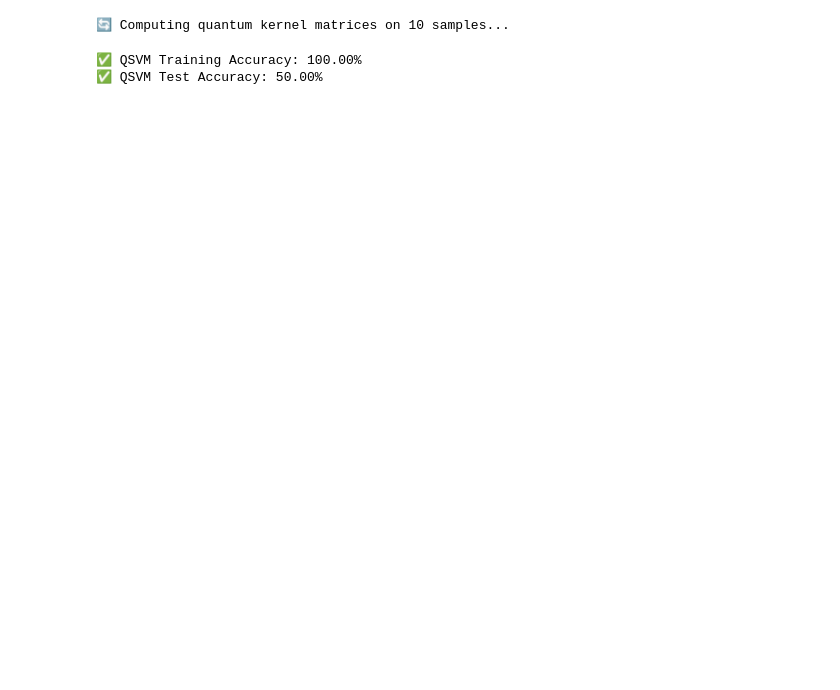
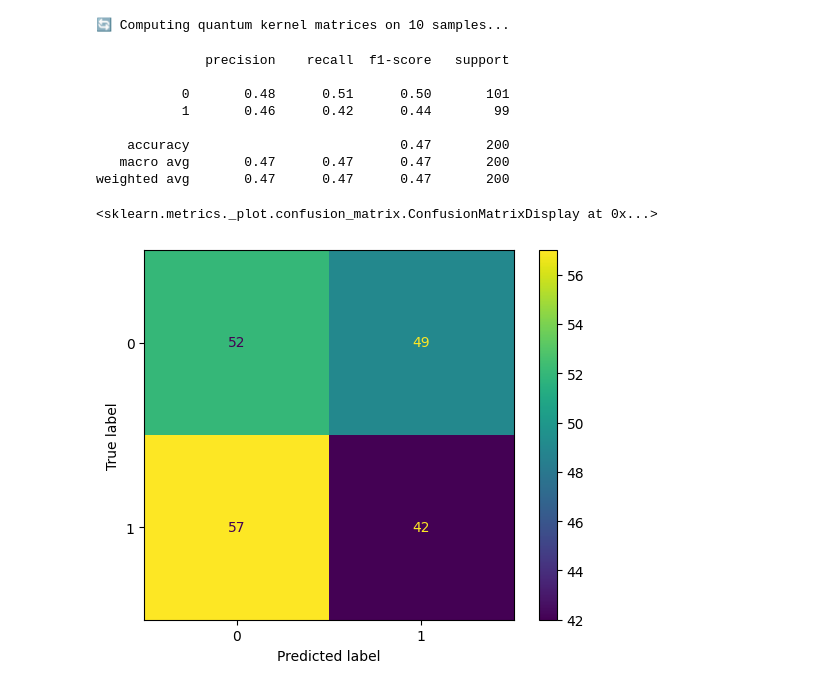
Before and after one commit to Aadrika14/malaria-mutation-predictin-qlstm, a Jupyter notebook: QSVM_mutation_prediction.ipynb, the cells around one changed output. Drawn from its saved outputs; the diff is of its cells as text; code cells hidden in the pictures; blank space fills up the shorter version.

```diff
--- a/QSVM_mutation_prediction.ipynb
+++ b/QSVM_mutation_prediction.ipynb
@@ -50,10 +50,33 @@ def kernel_circuit(x1, x2):
     feature_map(x1)
     qml.adjoint(feature_map)(x2)
     return qml.probs(wires=range(n_qubits))  # return full probability vector
+# %%
+from sklearn.preprocessing import StandardScaler
+
+# Feature scaling (important for SVM/QSVM)
+scaler = MinMaxScaler(feature_range=(-np.pi, np.pi))
+X_scaled = scaler.fit_transform(X)
+# %%
+X_train, X_test, y_train, y_test = train_test_split(
+    X_scaled, y, test_size=0.2, random_state=42, stratify=y
+)
 # %%
 import numpy as np
 from sklearn.model_selection import train_test_split
 from tqdm import tqdm  # make sure it's installed or remove tqdm for pure Python
+
+def compute_kernel_quantum(x1, x2):
+    return kernel_circuit(x1, x2)[0]  # get probability of measuring all-zeros state
+
+def compute_kernel_matrix(X1, X2):
+    n1 = len(X1)
+    n2 = len(X2)
+    K = np.zeros((n1, n2))
+    for i in range(n1):
+        for j in range(n2):
+            K[i, j] = compute_kernel_quantum(X1[i], X2[j])
+    return K
+
 
 # Combine full dataset before sampling
 X_all = np.concatenate((X_train, X_test), axis=0)
@@ -61,8 +84,8 @@ y_all = np.concatenate((y_train, y_test), axis=0)
 
 # Reduce sample size
 # Use 50 samples instead of just 10
-X_limited = X_all[:20]
-y_limited = y_all[:20]
+X_limited = X_all[:1000]
+y_limited = y_all[:1000]
 
 # Re-split the smaller set
 X_train_small, X_test_small, y_train_small, y_test_small = train_test_split(
@@ -86,8 +109,30 @@ def compute_kernel_matrix(X1, X2, symmetric=False):
 
 print("🔄 Computing quantum kernel matrices on 10 samples...")
 
-K_train = compute_kernel_matrix(X_train_small, X_train_small, symmetric=True)
-K_test = compute_kernel_matrix(X_test_small, X_train_small, symmetric=False)
+K_train = compute_kernel_matrix(X_train_small, X_train_small)
+K_test = compute_kernel_matrix(X_test_small, X_train_small)
 # %% [output]
 🔄 Computing quantum kernel matrices on 10 samples...
+# %%
+from sklearn.svm import SVC
+from sklearn.metrics import classification_report, confusion_matrix, ConfusionMatrixDisplay
+
+svc = SVC(kernel='precomputed', C=1)
+svc.fit(K_train, y_train_small)
+
+y_pred = svc.predict(K_test)
+
+print(classification_report(y_test_small, y_pred))
+ConfusionMatrixDisplay.from_predictions(y_test_small, y_pred)
+# %% [output]
+              precision    recall  f1-score   support
+
+           0       0.48      0.51      0.50       101
+           1       0.46      0.42      0.44        99
+
+    accuracy                           0.47       200
+   macro avg       0.47      0.47      0.47       200
+weighted avg       0.47      0.47      0.47       200
+<sklearn.metrics._plot.confusion_matrix.ConfusionMatrixDisplay at 0x...>
+[figure, added]
 # %%
@@ -95,16 +140,2 @@ y_train_small = y_train[:16]  # Take the first 16 labels to match K_train
-# %%
-# Train SVM with precomputed quantum kernel
-clf = SVC(kernel="precomputed")
-clf.fit(K_train, y_train_small)
-
-# Evaluate accuracy
-train_acc = clf.score(K_train, y_train_small)
-test_acc = clf.score(K_test, y_test_small)
-
-print(f"✅ QSVM Training Accuracy: {train_acc * 100:.2f}%")
-print(f"✅ QSVM Test Accuracy: {test_acc * 100:.2f}%")
-# %% [output]
-✅ QSVM Training Accuracy: 100.00%
-✅ QSVM Test Accuracy: 50.00%
 # %%
 df.columns = df.columns.str.strip()  # removes leading/trailing spaces
```
Also changed, not shown: parts of 6 cells of this notebook, 17 other files.
